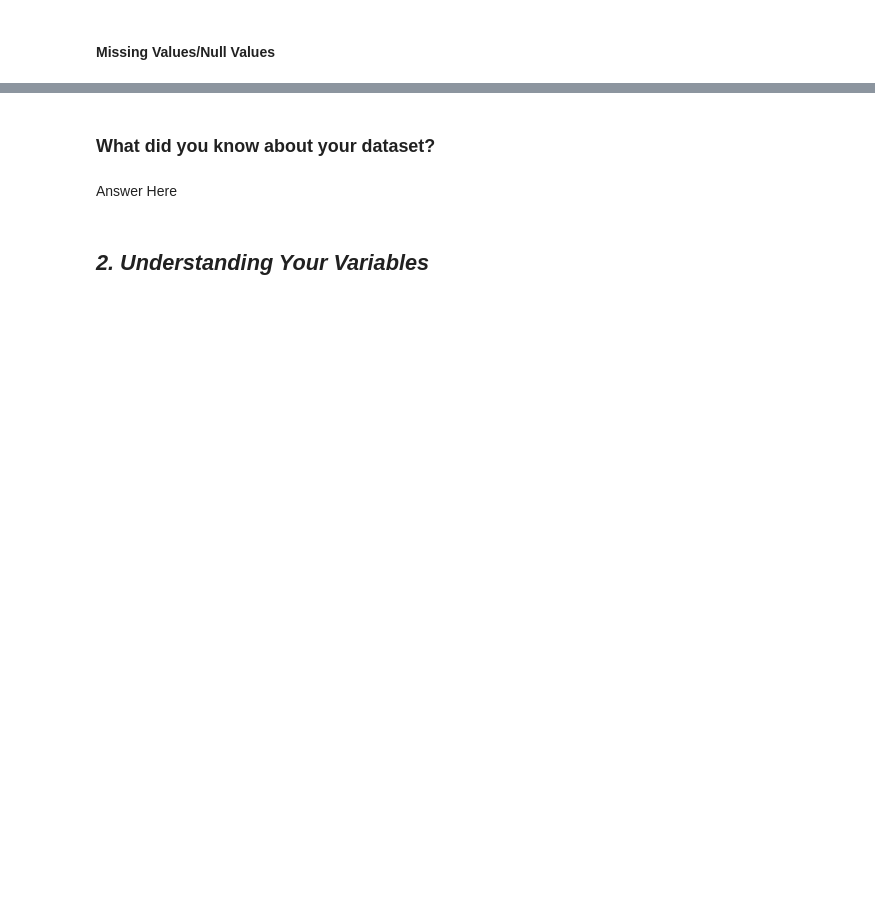
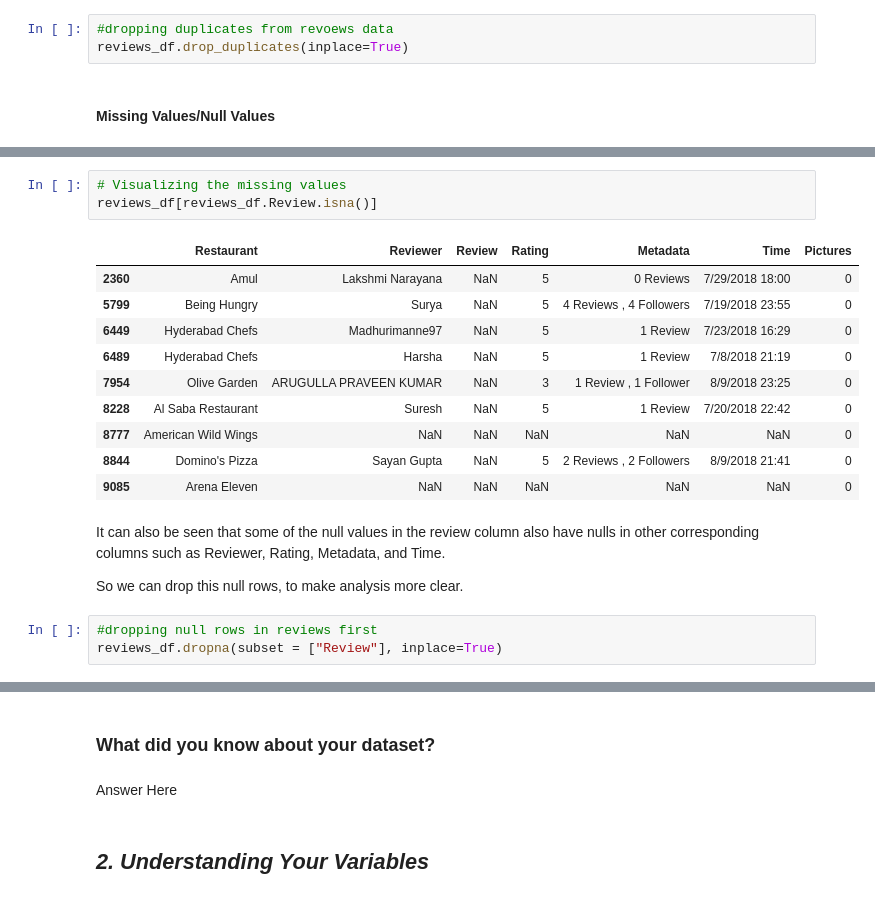
Before and after one commit to vak1997/Zomato-Restaurant-Clustering-and-Sentiment-Analysis, a Jupyter notebook: Zomato_Restaurant_Clustering_and_Sentiment_Analysis.ipynb, the cells around one changed output, grey strips where cells are left out. Cells and saved outputs as stored; diff of their text form; blank space fills up the shorter version.

Commit message:
Data Info, Cleaning and wrangling

```diff
--- a/Zomato_Restaurant_Clustering_and_Sentiment_Analysis.ipynb
+++ b/Zomato_Restaurant_Clustering_and_Sentiment_Analysis.ipynb
@@ -161,3 +235,6 @@ reviews_df.head()
+# %%
+#dropping duplicates from revoews data
+reviews_df.drop_duplicates(inplace=True)
 # %% [markdown]
 #### Missing Values/Null Values
 # %%
@@ -166,0 +304,21 @@ reviews_df.head()
+# %%
+# Visualizing the missing values
+reviews_df[reviews_df.Review.isna()]
+# %% [output]
+|  | Restaurant | Reviewer | Review | Rating | Metadata | Time | Pictures |
+| 2360 | Amul | Lakshmi Narayana | NaN | 5 | 0 Reviews | 7/29/2018 18:00 | 0 |
+| 5799 | Being Hungry | Surya | NaN | 5 | 4 Reviews , 4 Followers | 7/19/2018 23:55 | 0 |
+| 6449 | Hyderabad Chefs | Madhurimanne97 | NaN | 5 | 1 Review | 7/23/2018 16:29 | 0 |
+| 6489 | Hyderabad Chefs | Harsha | NaN | 5 | 1 Review | 7/8/2018 21:19 | 0 |
+| 7954 | Olive Garden | ARUGULLA PRAVEEN KUMAR | NaN | 3 | 1 Review , 1 Follower | 8/9/2018 23:25 | 0 |
+| 8228 | Al Saba Restaurant | Suresh | NaN | 5 | 1 Review | 7/20/2018 22:42 | 0 |
+| 8777 | American Wild Wings | NaN | NaN | NaN | NaN | NaN | 0 |
+| 8844 | Domino's Pizza | Sayan Gupta | NaN | 5 | 2 Reviews , 2 Followers | 8/9/2018 21:41 | 0 |
+| 9085 | Arena Eleven | NaN | NaN | NaN | NaN | NaN | 0 |
+# %% [markdown]
+It can also be seen that some of the null values in the review column also have nulls in other corresponding columns such as Reviewer, Rating, Metadata, and Time.
+
+So we can drop this null rows, to make analysis more clear.
+# %%
+#dropping null rows in reviews first
+reviews_df.dropna(subset = ["Review"], inplace=True)
```
Also changed, not shown: parts of 47 cells of this notebook.
